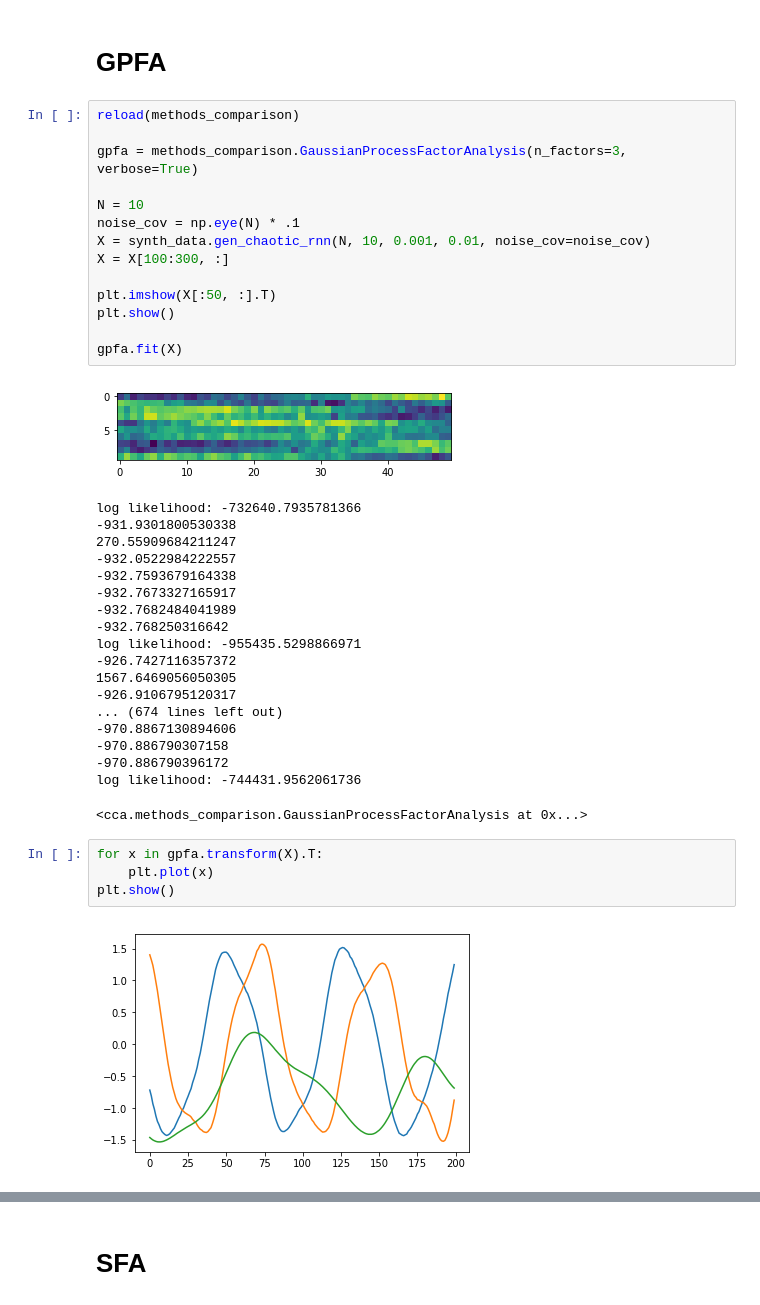
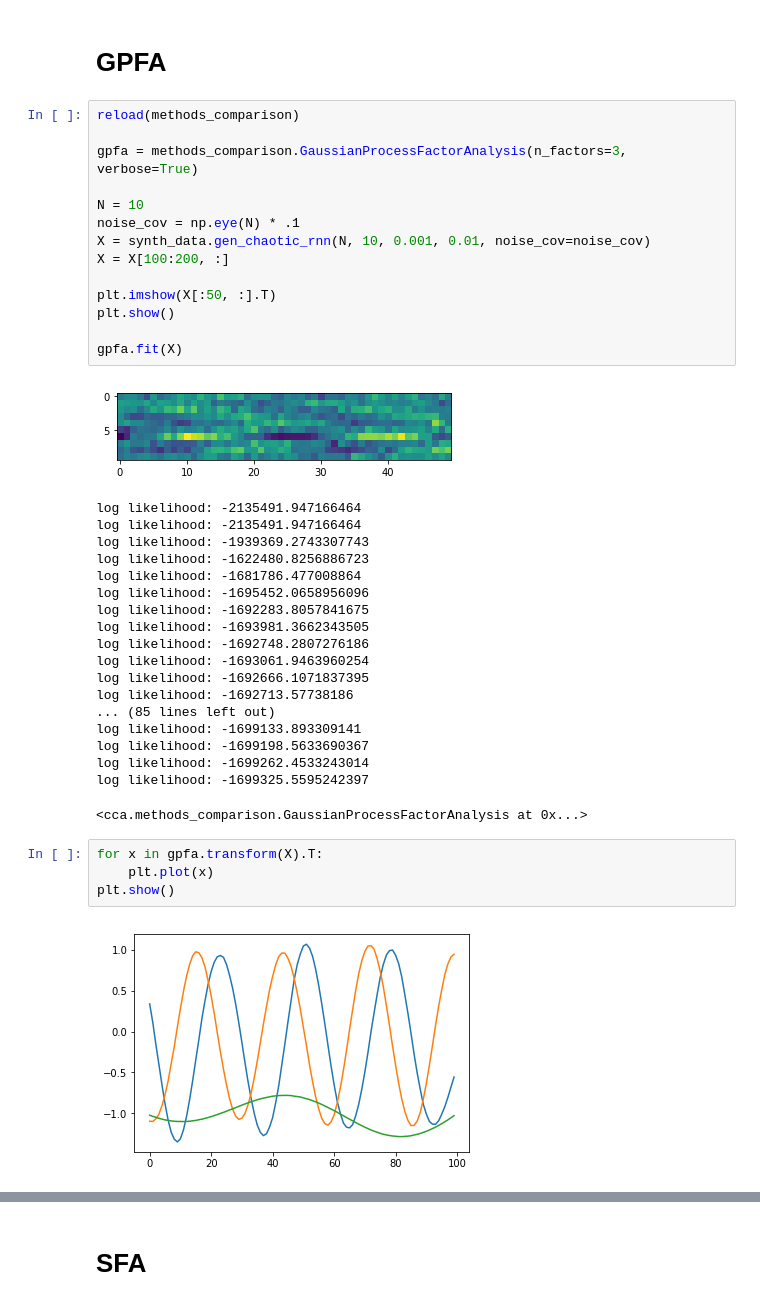
Before and after one commit to BouchardLab/DynamicalComponentsAnalysis, a Jupyter notebook: notebooks/methods_comparison_testing.ipynb, the cells around one changed output, grey strips where cells are left out. Cells and saved outputs as stored; diff of their text form.

```diff
--- a/notebooks/methods_comparison_testing.ipynb
+++ b/notebooks/methods_comparison_testing.ipynb
@@ -11,40 +11,40 @@ from cca import synth_data
 # %%
 reload(methods_comparison)
 
 gpfa = methods_comparison.GaussianProcessFactorAnalysis(n_factors=3, verbose=True)
 
 N = 10
 noise_cov = np.eye(N) * .1
 X = synth_data.gen_chaotic_rnn(N, 10, 0.001, 0.01, noise_cov=noise_cov)
-X = X[100:300, :]
+X = X[100:200, :]
 
 plt.imshow(X[:50, :].T)
 plt.show()
 
 gpfa.fit(X)
 # %% [output]
-[figure, old version]
+[figure, new version]
-log likelihood: -732640.7935781366
--931.9301800530338
-270.55909684211247
--932.0522984222557
--932.7593679164338
--932.7673327165917
--932.7682484041989
--932.768250316642
-log likelihood: -955435.5298866971
--926.7427116357372
-1567.6469056050305
--926.9106795120317
-... (674 lines left out)
--970.8867130894606
--970.886790307158
--970.886790396172
-log likelihood: -744431.9562061736
+log likelihood: -2135491.947166464
+log likelihood: -2135491.947166464
+log likelihood: -1939369.2743307743
+log likelihood: -1622480.8256886723
+log likelihood: -1681786.477008864
+log likelihood: -1695452.0658956096
+log likelihood: -1692283.8057841675
+log likelihood: -1693981.3662343505
+log likelihood: -1692748.2807276186
+log likelihood: -1693061.9463960254
+log likelihood: -1692666.1071837395
+log likelihood: -1692713.57738186
+... (85 lines left out)
+log likelihood: -1699133.893309141
+log likelihood: -1699198.5633690367
+log likelihood: -1699262.4533243014
+log likelihood: -1699325.5595242397
 <cca.methods_comparison.GaussianProcessFactorAnalysis at 0x...>
 # %%
 for x in gpfa.transform(X).T:
     plt.plot(x)
 plt.show()
 # %% [output]
-[figure, old version]
+[figure, new version]
```
Also changed, not shown: parts of 1 cell of this notebook, 1 other file.
